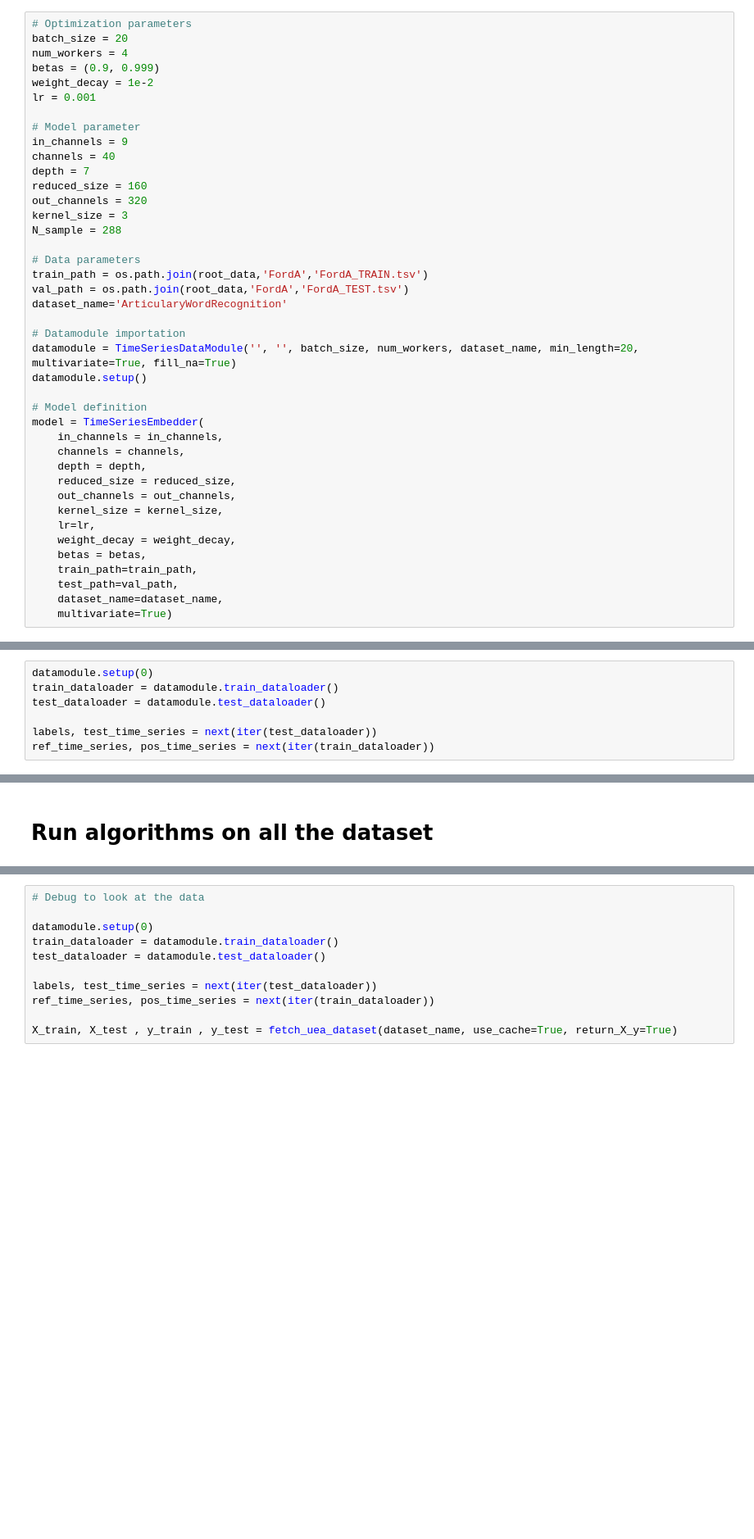
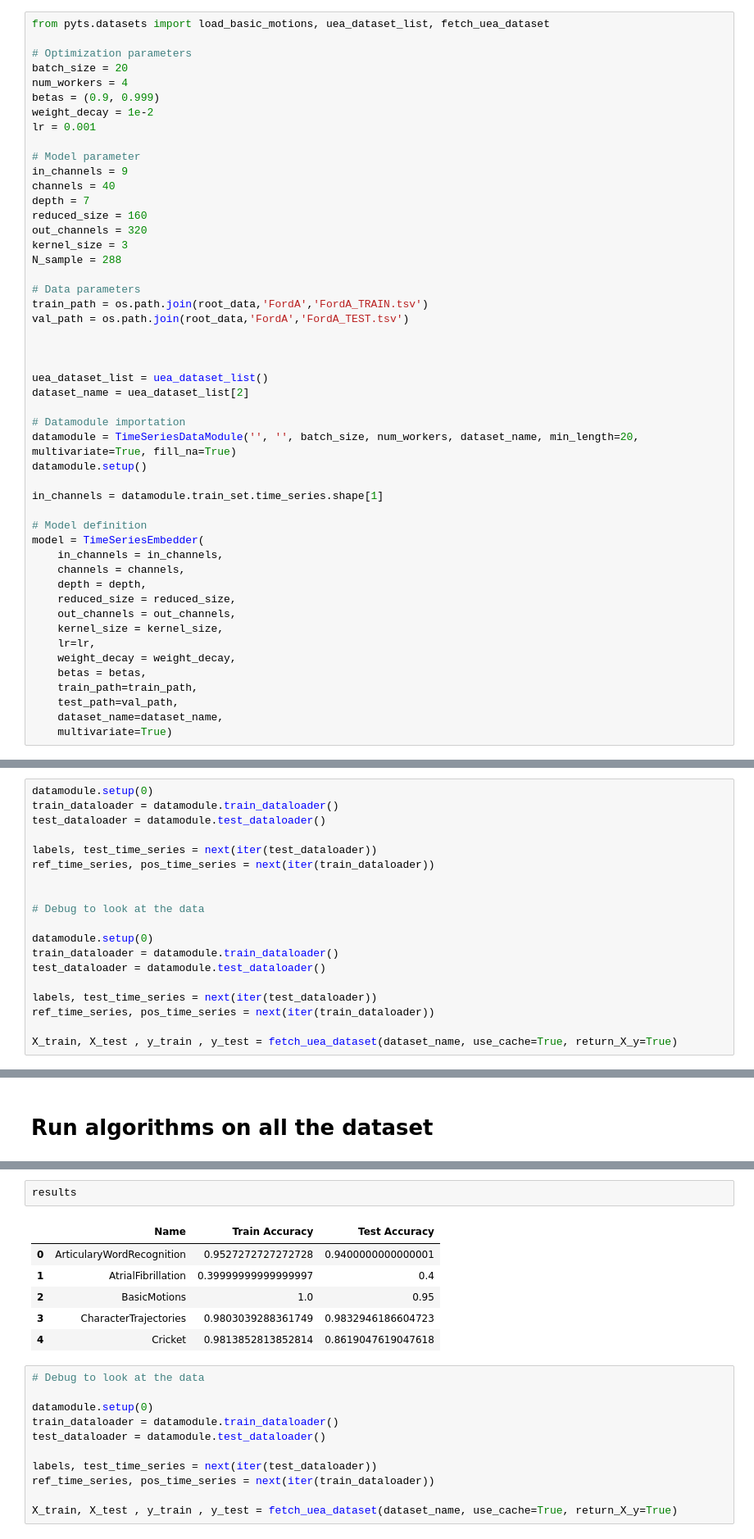
Before and after one commit to nicolas-dufour/time-series-self-supervised-learning, a Jupyter notebook: Experiments.ipynb, the cells around one changed output, grey strips where cells are left out. Shown at 82% size. Cells and saved outputs as stored; diff of their text form; blank space fills up the shorter version.

```diff
--- a/Experiments.ipynb
+++ b/Experiments.ipynb
@@ -309,6 +321,8 @@ This section contains:
 # %% [markdown]
 # Training
 # %%
+from pyts.datasets import load_basic_motions, uea_dataset_list, fetch_uea_dataset
+
 # Optimization parameters
 batch_size = 20
 num_workers = 4
@@ -328,11 +342,17 @@ N_sample = 288
 # Data parameters
 train_path = os.path.join(root_data,'FordA','FordA_TRAIN.tsv')
 val_path = os.path.join(root_data,'FordA','FordA_TEST.tsv')
-dataset_name='ArticularyWordRecognition'
+
+
+
+uea_dataset_list = uea_dataset_list()
+dataset_name = uea_dataset_list[2]
 
 # Datamodule importation
 datamodule = TimeSeriesDataModule('', '', batch_size, num_workers, dataset_name, min_length=20, multivariate=True, fill_na=True)
 datamodule.setup()
+
+in_channels = datamodule.train_set.time_series.shape[1]
 
 # Model definition
 model = TimeSeriesEmbedder(
@@ -408,3 +413,15 @@ test_dataloader = datamodule.test_dataloader()
 
 labels, test_time_series = next(iter(test_dataloader))
 ref_time_series, pos_time_series = next(iter(train_dataloader))
+
+
+# Debug to look at the data
+
+datamodule.setup(0)
+train_dataloader = datamodule.train_dataloader()
+test_dataloader = datamodule.test_dataloader()
+
+labels, test_time_series = next(iter(test_dataloader))
+ref_time_series, pos_time_series = next(iter(train_dataloader))
+
+X_train, X_test , y_train , y_test = fetch_uea_dataset(dataset_name, use_cache=True, return_X_y=True)
@@ -724,3 +592,12 @@ Doing CharacterTrajectories
+# %%
+results
+# %% [output]
+|  | Name | Train Accuracy | Test Accuracy |
+| 0 | ArticularyWordRecognition | 0.9527272727272728 | 0.9400000000000001 |
+| 1 | AtrialFibrillation | 0.39999999999999997 | 0.4 |
+| 2 | BasicMotions | 1.0 | 0.95 |
+| 3 | CharacterTrajectories | 0.9803039288361749 | 0.9832946186604723 |
+| 4 | Cricket | 0.9813852813852814 | 0.8619047619047618 |
 # %%
 # Debug to look at the data
 
```
Also changed, not shown: parts of 19 cells of this notebook.
